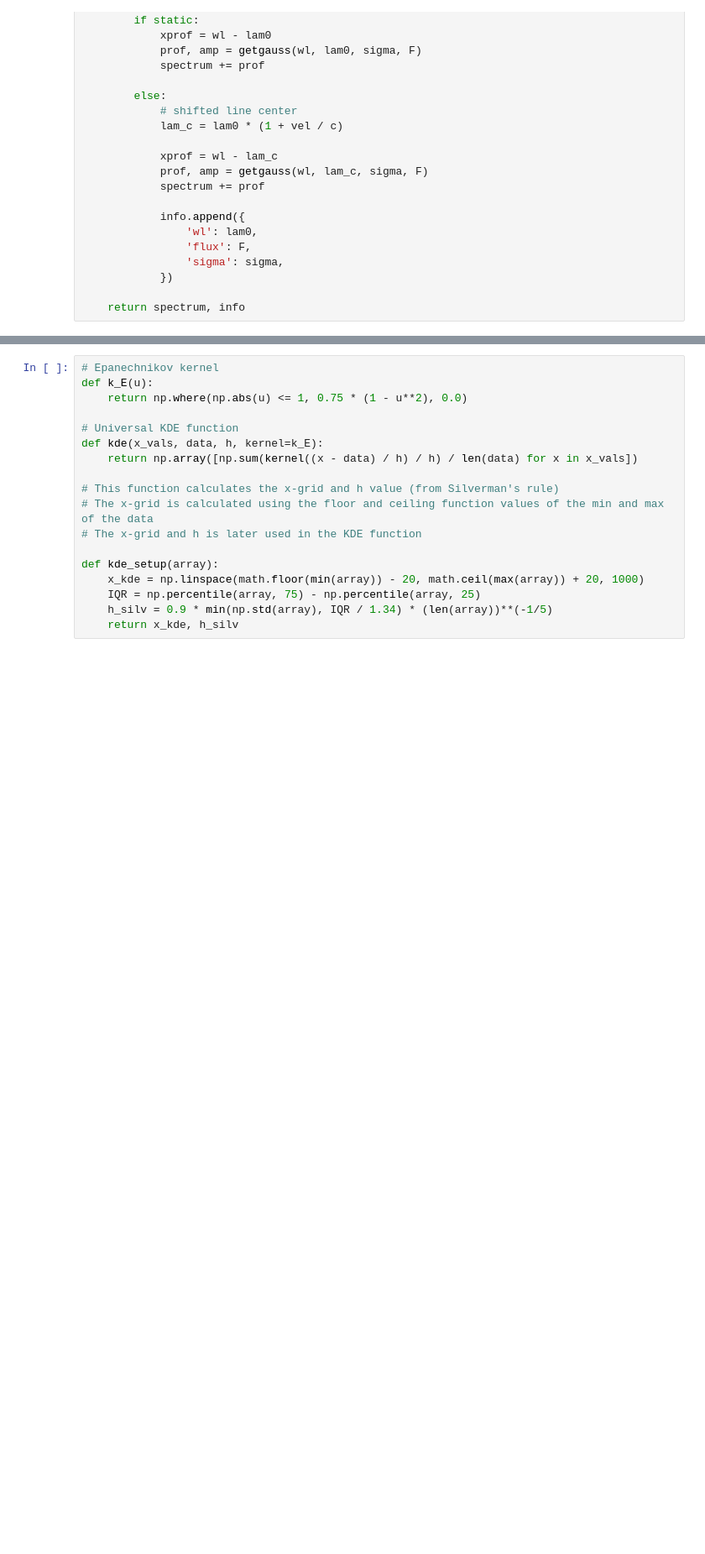
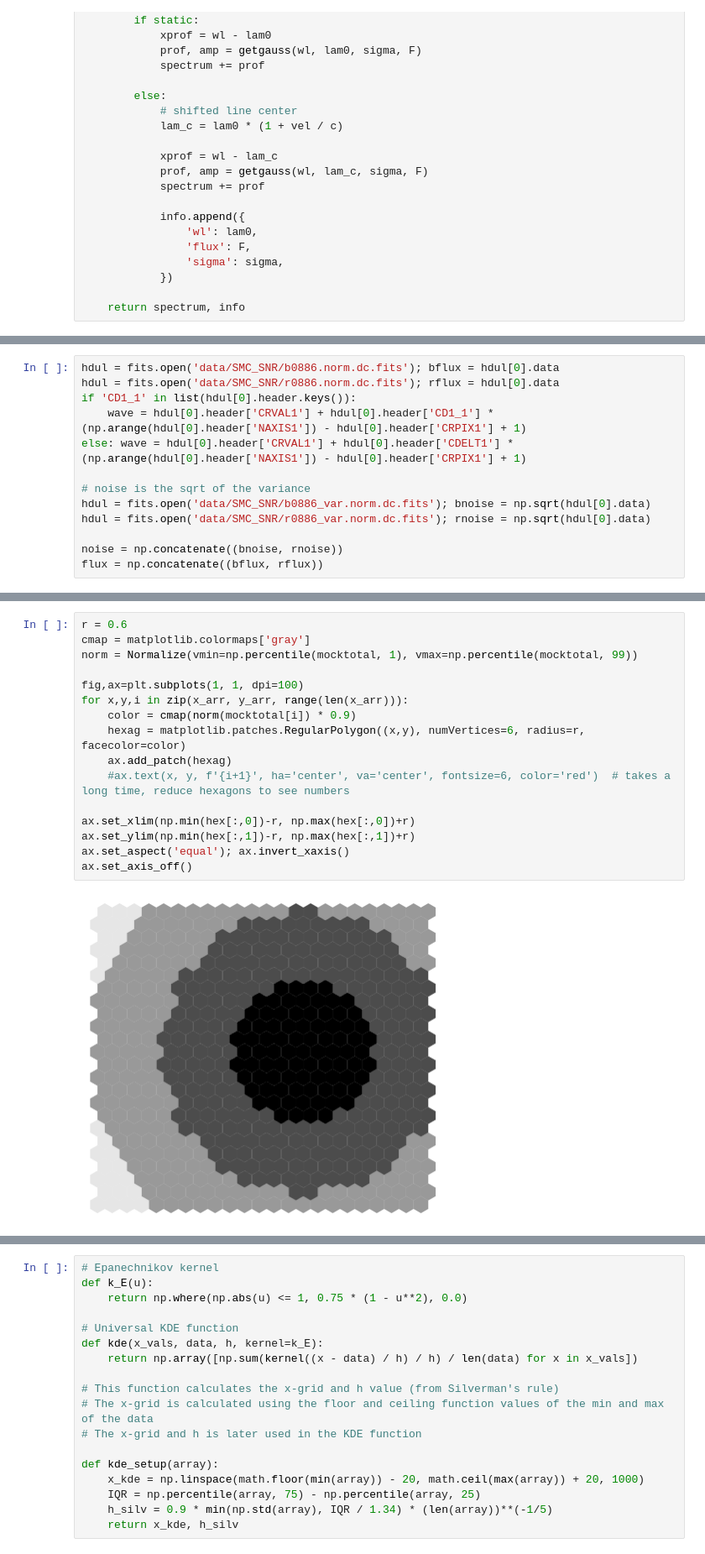
Before and after one commit to callumbloor/snr_stuff, a Jupyter notebook: linemodel.ipynb, the cells around one changed output, grey strips where cells are left out. Shown at 84% size. Drawn from its saved outputs; the diff is of its cells as text; blank space fills up the shorter version.

```diff
--- a/linemodel.ipynb
+++ b/linemodel.ipynb
@@ -125,2 +116,15 @@ else:
+# %%
+hdul = fits.open('data/SMC_SNR/b0886.norm.dc.fits'); bflux = hdul[0].data
+hdul = fits.open('data/SMC_SNR/r0886.norm.dc.fits'); rflux = hdul[0].data
+if 'CD1_1' in list(hdul[0].header.keys()):
+    wave = hdul[0].header['CRVAL1'] + hdul[0].header['CD1_1'] * (np.arange(hdul[0].header['NAXIS1']) - hdul[0].header['CRPIX1'] + 1)
+else: wave = hdul[0].header['CRVAL1'] + hdul[0].header['CDELT1'] * (np.arange(hdul[0].header['NAXIS1']) - hdul[0].header['CRPIX1'] + 1)
+
+# noise is the sqrt of the variance
+hdul = fits.open('data/SMC_SNR/b0886_var.norm.dc.fits'); bnoise = np.sqrt(hdul[0].data)
+hdul = fits.open('data/SMC_SNR/r0886_var.norm.dc.fits'); rnoise = np.sqrt(hdul[0].data)
+
+noise = np.concatenate((bnoise, rnoise))
+flux = np.concatenate((bflux, rflux))
 # %%
 hex = np.loadtxt('fibers.csv', delimiter=',', skiprows=7, usecols=(5,6), max_rows=552)
@@ -211 +264,19 @@ plt.legend(loc = 'upper left')
+# %%
+r = 0.6
+cmap = matplotlib.colormaps['gray']
+norm = Normalize(vmin=np.percentile(mocktotal, 1), vmax=np.percentile(mocktotal, 99))
+
+fig,ax=plt.subplots(1, 1, dpi=100)
+for x,y,i in zip(x_arr, y_arr, range(len(x_arr))):
+    color = cmap(norm(mocktotal[i]) * 0.9)
+    hexag = matplotlib.patches.RegularPolygon((x,y), numVertices=6, radius=r, facecolor=color)
+    ax.add_patch(hexag)
+    #ax.text(x, y, f'{i+1}', ha='center', va='center', fontsize=6, color='red')  # takes a long time, reduce hexagons to see numbers
+
+ax.set_xlim(np.min(hex[:,0])-r, np.max(hex[:,0])+r)
+ax.set_ylim(np.min(hex[:,1])-r, np.max(hex[:,1])+r)
+ax.set_aspect('equal'); ax.invert_xaxis()
+ax.set_axis_off()
+# %% [output]
+[figure, added]
 # %%
```
Also changed, not shown: parts of 8 cells of this notebook.
